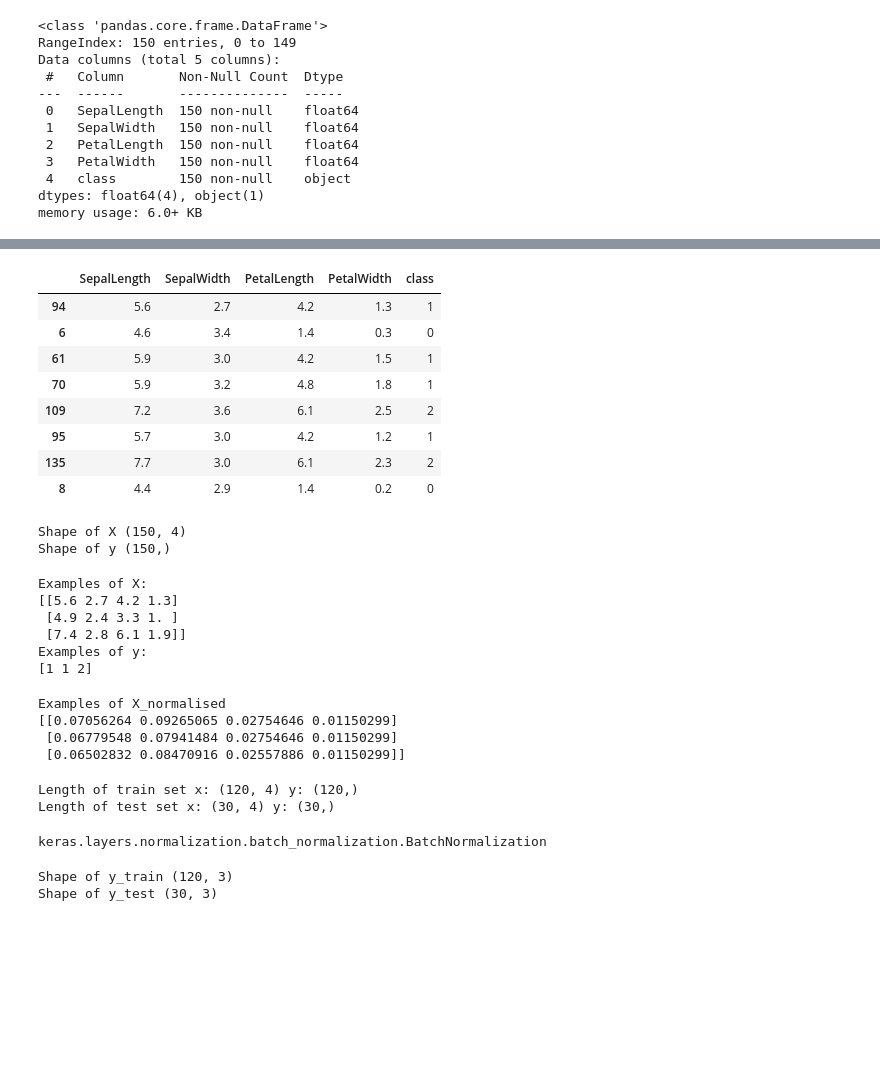
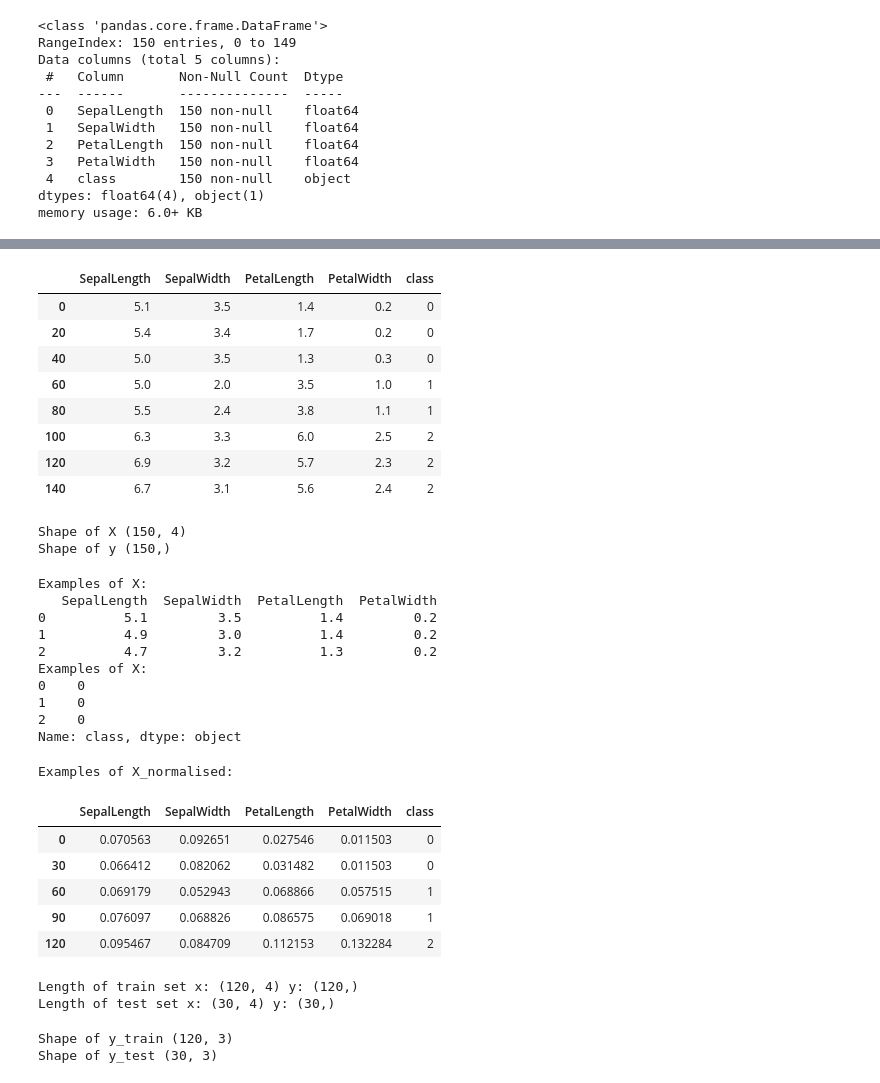
Before and after one commit to medso0018/ExplainML, a Jupyter notebook: notebooks/main.ipynb, the cells around one changed output, grey strips where cells are left out. Cells and saved outputs as stored; diff of their text form; code cells hidden in the pictures; blank space fills up the shorter version.

```diff
--- a/notebooks/main.ipynb
+++ b/notebooks/main.ipynb
@@ -73,23 +73,21 @@ plt.show()
 # %%
 np.random.seed(0)
 # one-hot encoding of classes
 dataset.loc[dataset['class'] == 'Iris-setosa','class'] = 0
 dataset.loc[dataset['class'] == 'Iris-versicolor','class'] = 1
 dataset.loc[dataset['class'] == 'Iris-virginica','class'] = 2
 
-dataset = dataset.iloc[np.random.permutation(len(dataset))]
-
 # print some examples
 dataset[::20]
 # %% [output]
 |  | SepalLength | SepalWidth | PetalLength | PetalWidth | class |
-| 94 | 5.6 | 2.7 | 4.2 | 1.3 | 1 |
-| 6 | 4.6 | 3.4 | 1.4 | 0.3 | 0 |
-| 61 | 5.9 | 3.0 | 4.2 | 1.5 | 1 |
-| 70 | 5.9 | 3.2 | 4.8 | 1.8 | 1 |
-| 109 | 7.2 | 3.6 | 6.1 | 2.5 | 2 |
-| 95 | 5.7 | 3.0 | 4.2 | 1.2 | 1 |
-| 135 | 7.7 | 3.0 | 6.1 | 2.3 | 2 |
-| 8 | 4.4 | 2.9 | 1.4 | 0.2 | 0 |
+| 0 | 5.1 | 3.5 | 1.4 | 0.2 | 0 |
+| 20 | 5.4 | 3.4 | 1.7 | 0.2 | 0 |
+| 40 | 5.0 | 3.5 | 1.3 | 0.3 | 0 |
+| 60 | 5.0 | 2.0 | 3.5 | 1.0 | 1 |
+| 80 | 5.5 | 2.4 | 3.8 | 1.1 | 1 |
+| 100 | 6.3 | 3.3 | 6.0 | 2.5 | 2 |
+| 120 | 6.9 | 3.2 | 5.7 | 2.3 | 2 |
+| 140 | 6.7 | 3.1 | 5.6 | 2.4 | 2 |
 # %%
 # Converting data to numpy array in order for processing
@@ -104,23 +102,36 @@ Shape of X (150, 4)
 Shape of y (150,)
 # %%
 # print examples
-print('Examples of X:', X[:3], sep='\n')
-print('Examples of y:', y[:3], sep='\n')
+print('Examples of X:')
+print(X[:3])
+
+print('Examples of X:')
+print(y[:3])
 # %% [output]
 Examples of X:
-[[5.6 2.7 4.2 1.3]
- [4.9 2.4 3.3 1. ]
- [7.4 2.8 6.1 1.9]]
-Examples of y:
-[1 1 2]
+   SepalLength  SepalWidth  PetalLength  PetalWidth
+0          5.1         3.5          1.4         0.2
+1          4.9         3.0          1.4         0.2
+2          4.7         3.2          1.3         0.2
+Examples of X:
+0    0
+1    0
+2    0
+Name: class, dtype: object
 # %%
 # Normalize the input
-X_normalized=normalize(X,axis=0)
-print("Examples of X_normalised", X_normalized[:3], sep='\n')
+dataset_normalized = pd.DataFrame(normalize(dataset.iloc[:,0:4], axis=0))
+dataset_normalized.columns = dataset.columns[:4]
+dataset_normalized['class'] = dataset['class']
+print('Examples of X_normalised:')
+dataset_normalized[::30]
 # %% [output]
-Examples of X_normalised
-[[0.07056264 0.09265065 0.02754646 0.01150299]
- [0.06779548 0.07941484 0.02754646 0.01150299]
- [0.06502832 0.08470916 0.02557886 0.01150299]]
+Examples of X_normalised:
+|  | SepalLength | SepalWidth | PetalLength | PetalWidth | class |
+| 0 | 0.070563 | 0.092651 | 0.027546 | 0.011503 | 0 |
+| 30 | 0.066412 | 0.082062 | 0.031482 | 0.011503 | 0 |
+| 60 | 0.069179 | 0.052943 | 0.068866 | 0.057515 | 1 |
+| 90 | 0.076097 | 0.068826 | 0.086575 | 0.069018 | 1 |
+| 120 | 0.095467 | 0.084709 | 0.112153 | 0.132284 | 2 |
 # %%
 # Creating trainset, testset and validation data
@@ -147,7 +159,3 @@ import tensorflow as tf
-# %%
-tf.keras.layers.BatchNormalization
-# %% [output]
-keras.layers.normalization.batch_normalization.BatchNormalization
 # %%
 # Change the label to one hot vector
 
```
Also changed, not shown: parts of 12 cells of this notebook.
